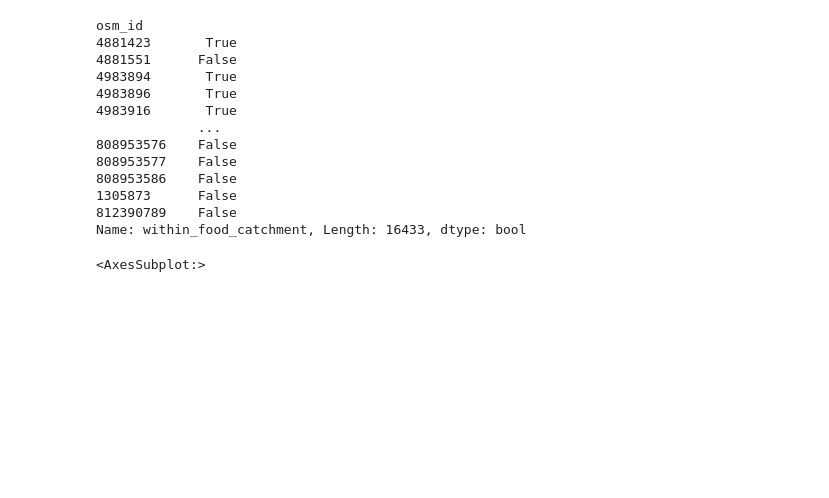
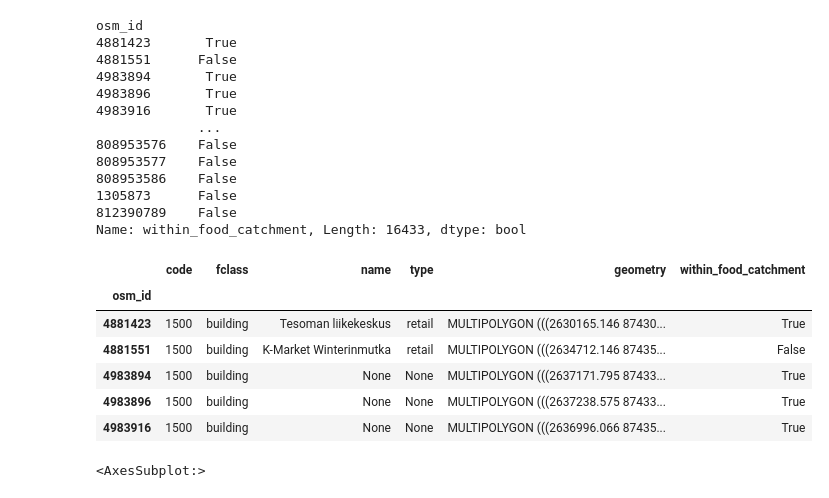
Before and after one commit to SustainableUrbanDesign/app, a Jupyter notebook: experiments/notebooks/proximity.ipynb, the cells around one changed output. Saved outputs shown, nothing was run; the diff lists cells and outputs as text; code cells hidden in the pictures; blank space fills up the shorter version.

Commit message:
Show buildings head()

```diff
--- a/experiments/notebooks/proximity.ipynb
+++ b/experiments/notebooks/proximity.ipynb
@@ -91,6 +91,16 @@ osm_id
 Name: within_food_catchment, Length: 16433, dtype: bool
 # %%
 buildings = buildings.join(buildings_within_food_catchment)
+# %%
+buildings.head()
+# %% [output]
+|  | code | fclass | name | type | geometry | within_food_catchment |
+| osm_id |  |  |  |  |  |  |
+| 4881423 | 1500 | building | Tesoman liikekeskus | retail | MULTIPOLYGON (((2630165.146 87430... | True |
+| 4881551 | 1500 | building | K-Market Winterinmutka | retail | MULTIPOLYGON (((2634712.146 87435... | False |
+| 4983894 | 1500 | building | None | None | MULTIPOLYGON (((2637171.795 87433... | True |
+| 4983896 | 1500 | building | None | None | MULTIPOLYGON (((2637238.575 87433... | True |
+| 4983916 | 1500 | building | None | None | MULTIPOLYGON (((2636996.066 87435... | True |
 # %%
 buildings.plot(categorical=True, column="within_food_catchment",figsize=(20, 15), cmap='Spectral')
 # %% [output]
```
